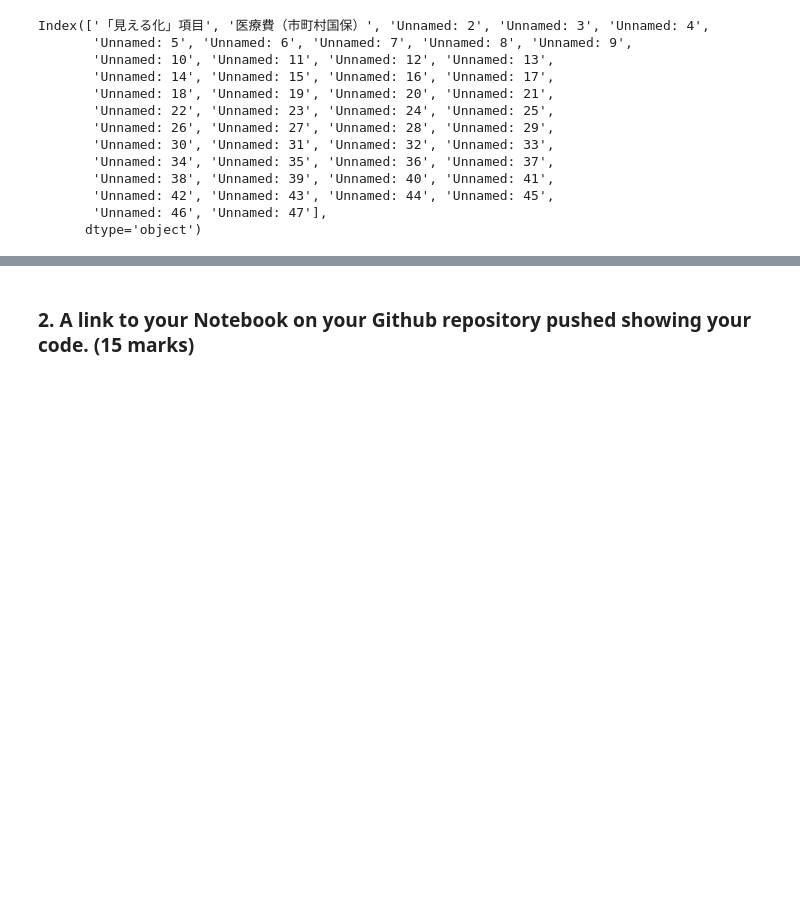
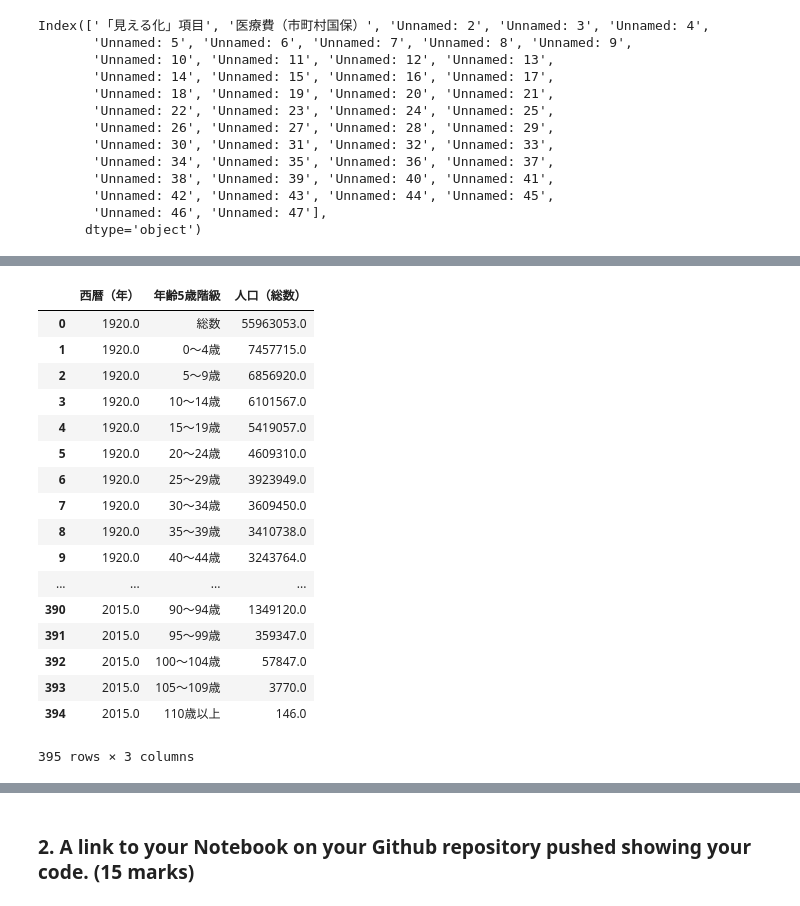
Before and after one commit to shof1/Capstone-Project, a Jupyter notebook: Week 4 - Capstone Project.ipynb, the cells around one changed output, grey strips where cells are left out. Saved outputs shown, nothing was run; the diff lists cells and outputs as text; code cells hidden in the pictures; blank space fills up the shorter version.

```diff
--- a/Week 4 - Capstone Project.ipynb
+++ b/Week 4 - Capstone Project.ipynb
@@ -336,0 +202,4 @@ csv_input = pd.read_csv(filepath_or_buffer="D:\株価情報CSV\TEST_STOCK.csv",
+# %%
+df_data_3= df_data_2.drop('和暦（年）', axis=1)
+# %%
+df_data_3= df_data_3.drop('人口（男）', axis=1)
@@ -336,0 +210,21 @@ csv_input = pd.read_csv(filepath_or_buffer="D:\株価情報CSV\TEST_STOCK.csv",
+# %%
+df_data_3
+# %% [output]
+|  | 西暦（年） | 年齢5歳階級 | 人口（総数） |
+| 0 | 1920.0 | 総数 | 55963053.0 |
+| 1 | 1920.0 | 0〜4歳 | 7457715.0 |
+| 2 | 1920.0 | 5〜9歳 | 6856920.0 |
+| 3 | 1920.0 | 10〜14歳 | 6101567.0 |
+| 4 | 1920.0 | 15〜19歳 | 5419057.0 |
+| 5 | 1920.0 | 20〜24歳 | 4609310.0 |
+| 6 | 1920.0 | 25〜29歳 | 3923949.0 |
+| 7 | 1920.0 | 30〜34歳 | 3609450.0 |
+| 8 | 1920.0 | 35〜39歳 | 3410738.0 |
+| 9 | 1920.0 | 40〜44歳 | 3243764.0 |
+| ... | ... | ... | ... |
+| 390 | 2015.0 | 90〜94歳 | 1349120.0 |
+| 391 | 2015.0 | 95〜99歳 | 359347.0 |
+| 392 | 2015.0 | 100〜104歳 | 57847.0 |
+| 393 | 2015.0 | 105〜109歳 | 3770.0 |
+| 394 | 2015.0 | 110歳以上 | 146.0 |
+395 rows × 3 columns
```
Also changed, not shown: parts of 61 cells of this notebook.
